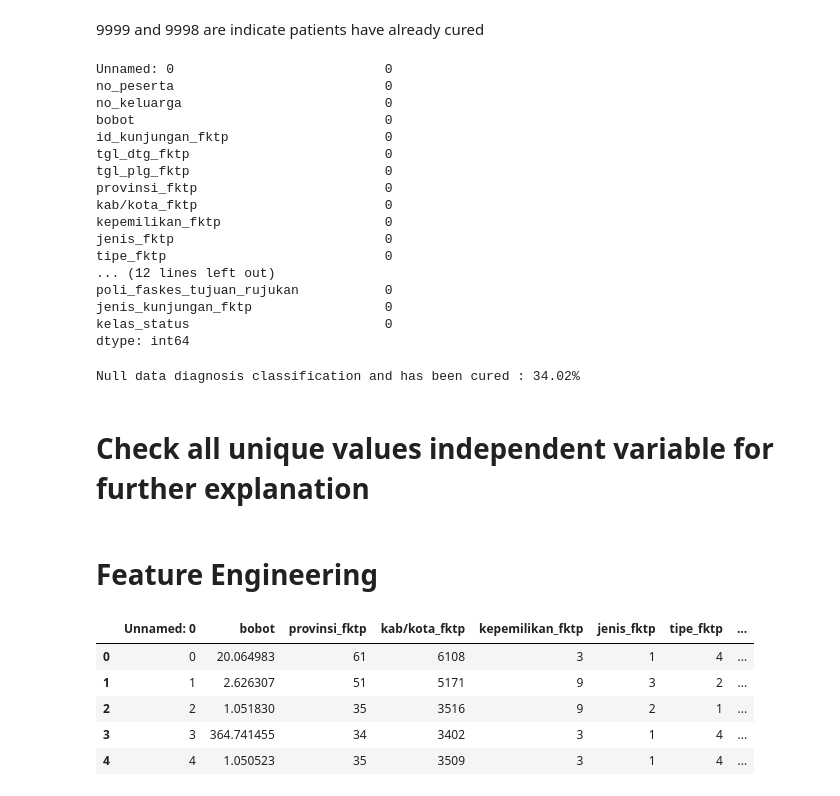
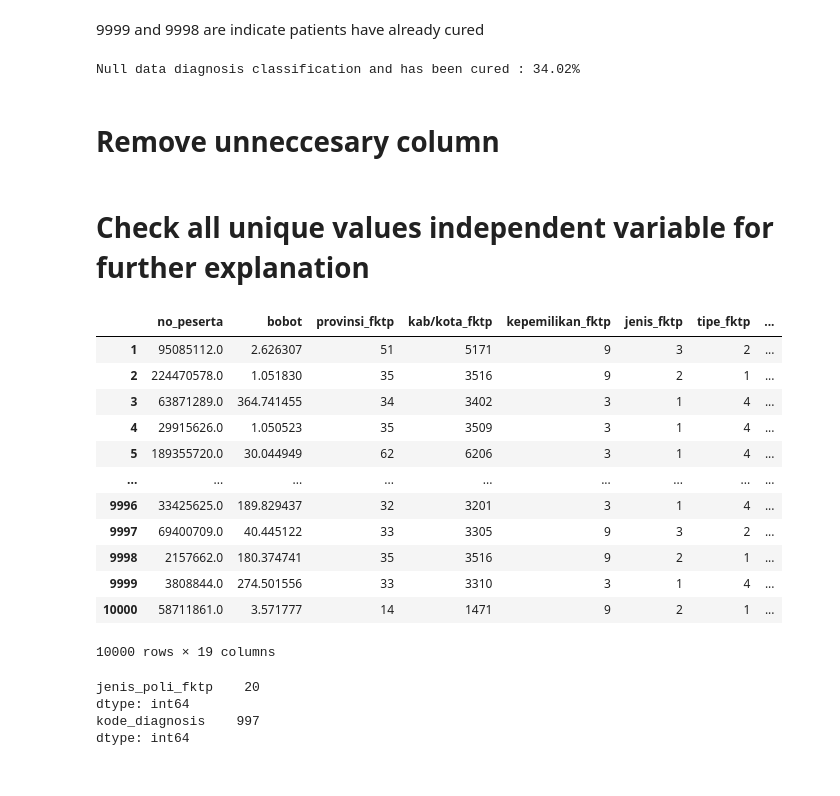
Before and after one commit to ingwerludwig/machine-learning-bpjs, a Jupyter notebook: BPJS_Train.ipynb, the cells around one changed output. Cells and saved outputs as stored; diff of their text form; code cells hidden in the pictures.

```diff
--- a/BPJS_Train.ipynb
+++ b/BPJS_Train.ipynb
@@ -153,26 +173,11 @@ df_sehat
 # %% [markdown]
 9999 and 9998 are indicate patients have already cured
-# %%
-df.isnull().sum()
-# %% [output]
-Unnamed: 0                           0
-no_peserta                           0
-no_keluarga                          0
-bobot                                0
-id_kunjungan_fktp                    0
-tgl_dtg_fktp                         0
-tgl_plg_fktp                         0
-provinsi_fktp                        0
-kab/kota_fktp                        0
-kepemilikan_fktp                     0
-jenis_fktp                           0
-tipe_fktp                            0
-... (12 lines left out)
-poli_faskes_tujuan_rujukan           0
-jenis_kunjungan_fktp                 0
-kelas_status                         0
-dtype: int64
-# %%
-print('Null data diagnosis classification and has been cured : '+ str(round((len(df[(df.nama_diagnosis_fkp15 == '9999') & (df.kelas_status == 'Sehat')])/df.shape[0])*100,2))  + '%')
-# %% [output]
-Null data diagnosis classification and has been cured : 34.02%
+# %%
+rows_len=0;
+for frag_df in full_df_list:
+  rows_len += len(frag_df[(frag_df.nama_diagnosis_fkp15 == '9999') & (frag_df.kelas_status == 'Sehat')])
+print('Null data diagnosis classification and has been cured : '+ str(round((rows_len/row_length)*100,2))  + '%')
+# %% [output]
+Null data diagnosis classification and has been cured : 34.02%
+# %% [markdown]
+# Remove unneccesary column
@@ -179,4 +189,2 @@ Null data diagnosis classification and has been cured : 34.02%
 # %% [markdown]
 # Check all unique values independent variable for further explanation
-# %% [markdown]
-# Feature Engineering
@@ -186,9 +191,24 @@ df = df.drop(id_columns,axis=1)
-# %%
-df.head()
-# %% [output]
-|  | Unnamed: 0 | bobot | provinsi_fktp | kab/kota_fktp | kepemilikan_fktp | jenis_fktp | tipe_fktp | ... |
-| 0 | 0 | 20.064983 | 61 | 6108 | 3 | 1 | 4 | ... |
-| 1 | 1 | 2.626307 | 51 | 5171 | 9 | 3 | 2 | ... |
-| 2 | 2 | 1.051830 | 35 | 3516 | 9 | 2 | 1 | ... |
-| 3 | 3 | 364.741455 | 34 | 3402 | 3 | 1 | 4 | ... |
-| 4 | 4 | 1.050523 | 35 | 3509 | 3 | 1 | 4 | ... |
+# %%
+full_df_list[0]
+# %% [output]
+|  | no_peserta | bobot | provinsi_fktp | kab/kota_fktp | kepemilikan_fktp | jenis_fktp | tipe_fktp | ... |
+| 1 | 95085112.0 | 2.626307 | 51 | 5171 | 9 | 3 | 2 | ... |
+| 2 | 224470578.0 | 1.051830 | 35 | 3516 | 9 | 2 | 1 | ... |
+| 3 | 63871289.0 | 364.741455 | 34 | 3402 | 3 | 1 | 4 | ... |
+| 4 | 29915626.0 | 1.050523 | 35 | 3509 | 3 | 1 | 4 | ... |
+| 5 | 189355720.0 | 30.044949 | 62 | 6206 | 3 | 1 | 4 | ... |
+| ... | ... | ... | ... | ... | ... | ... | ... | ... |
+| 9996 | 33425625.0 | 189.829437 | 32 | 3201 | 3 | 1 | 4 | ... |
+| 9997 | 69400709.0 | 40.445122 | 33 | 3305 | 9 | 3 | 2 | ... |
+| 9998 | 2157662.0 | 180.374741 | 35 | 3516 | 9 | 2 | 1 | ... |
+| 9999 | 3808844.0 | 274.501556 | 33 | 3310 | 3 | 1 | 4 | ... |
+| 10000 | 58711861.0 | 3.571777 | 14 | 1471 | 9 | 2 | 1 | ... |
+10000 rows × 19 columns
+# %%
+print(full_df_list[0][['jenis_poli_fktp']].nunique())
+print(full_df_list[0][['kode_diagnosis']].nunique())
+# %% [output]
+jenis_poli_fktp    20
+dtype: int64
+kode_diagnosis    997
+dtype: int64
```
Also changed, not shown: parts of 22 cells of this notebook.
